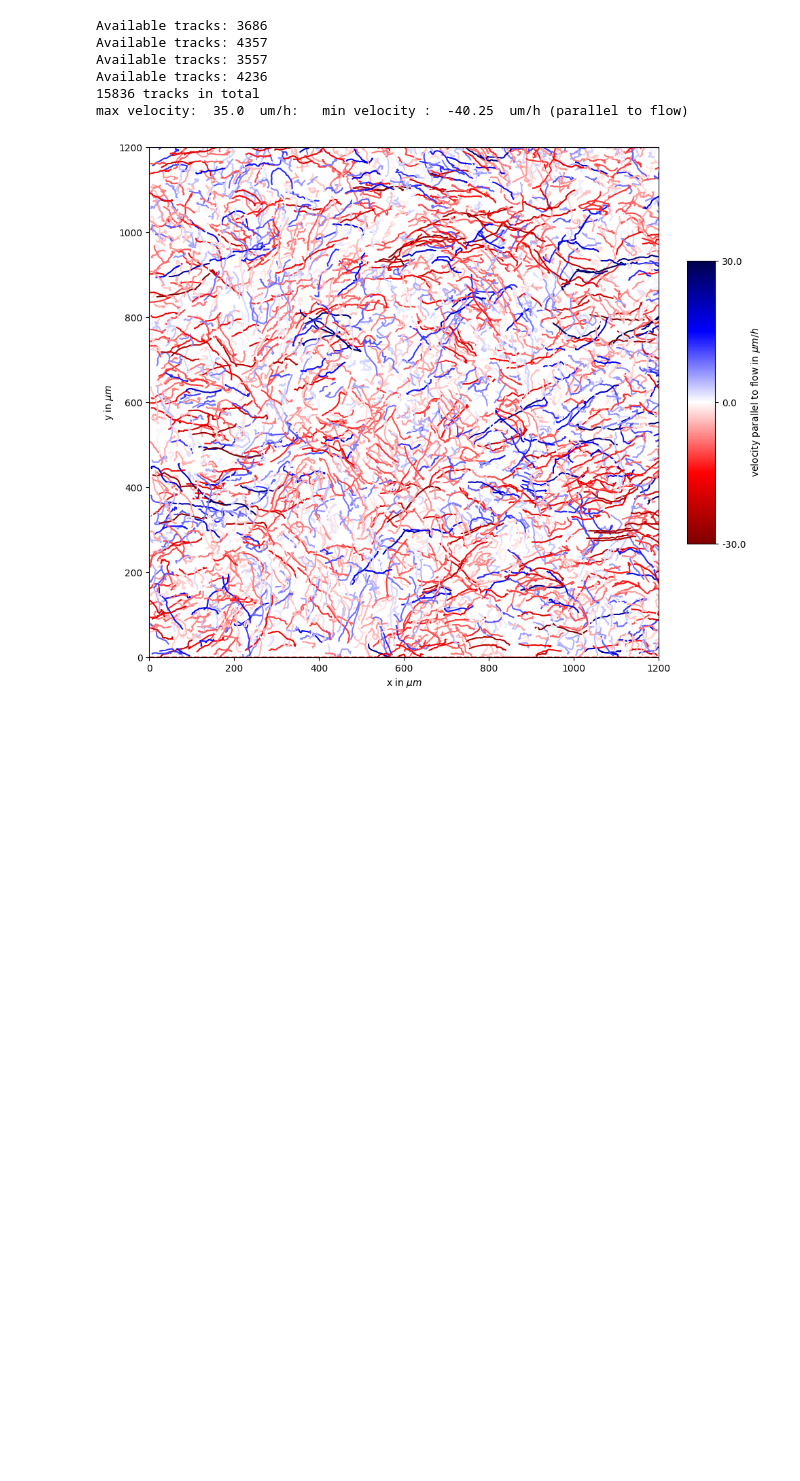
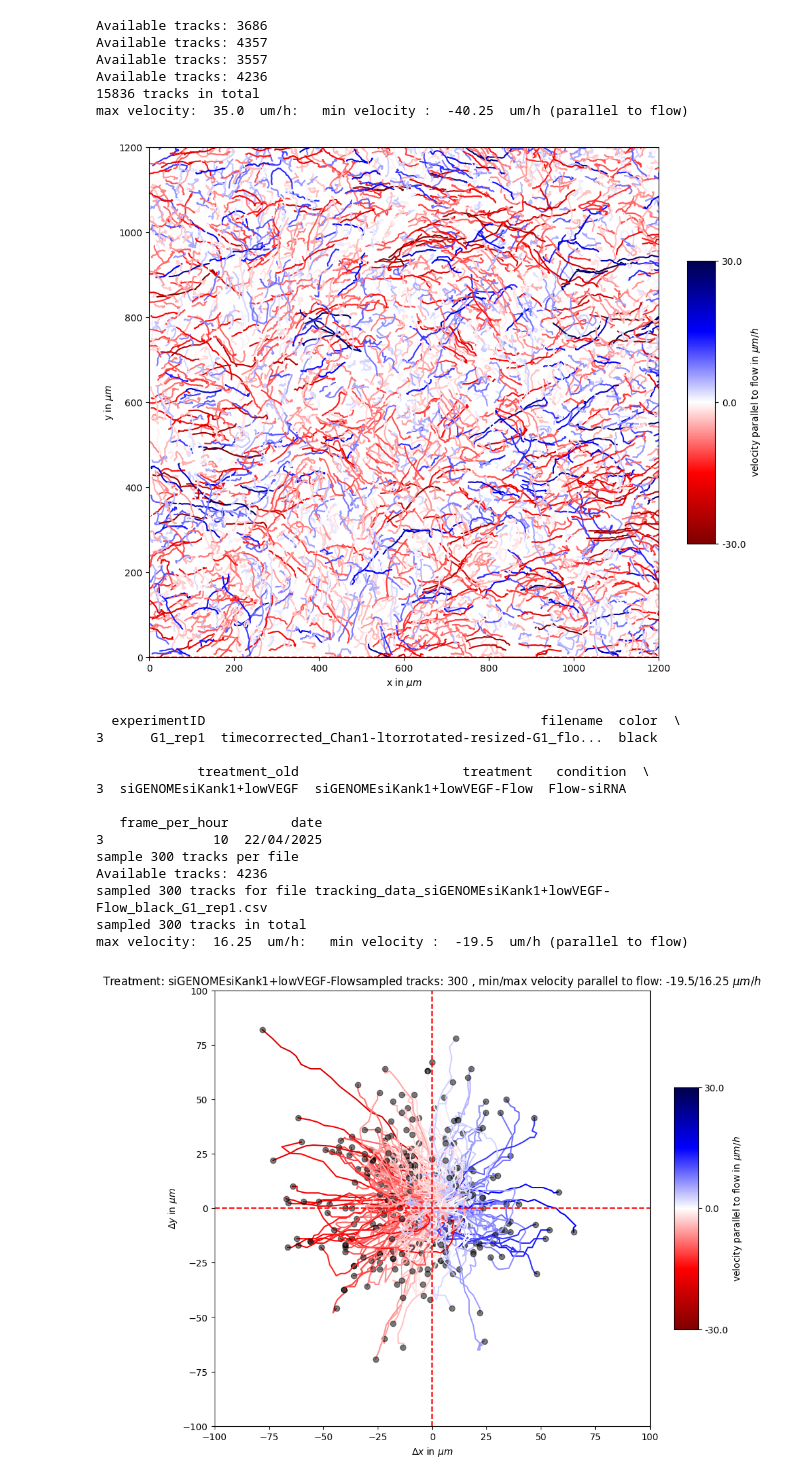
Before and after one commit to Phusiongreen/ec-tracking-analysis_2025, a Jupyter notebook: notebooks/03_A_Plot_Trajectories.ipynb, the cells around one changed output. Saved outputs shown, nothing was run; the diff lists cells and outputs as text; code cells hidden in the pictures; blank space fills up the shorter version.

```diff
--- a/notebooks/03_A_Plot_Trajectories.ipynb
+++ b/notebooks/03_A_Plot_Trajectories.ipynb
@@ -14,7 +14,7 @@ cmap = matplotlib.colormaps["seismic_r"]
 # %%
 # read parameters and key file
 
-parameter_file  = "/media/jpa/Volume/MDC/MDC_data/ec_tracking/trial/parameters_test_set.yml"
+parameter_file  = "/home/jpa/Data/ec_tracking/trial/parameters_test_set.yml"
 parameters = read_parameters(parameter_file)
 
 key_file_path = parameters["key_file"]
@@ -125,7 +125,7 @@ fig, ax = plt.subplots(1, 1, figsize=(10, 10))
 obs_time_length_frames = observation_time[1] - observation_time[0]
 
 for tracking_data_path in list_of_files:
-
+    experimentID = tracking_data_path.split("/")[-1].split("_")[2]
     tracking_data = pd.read_csv(tracking_data_path, low_memory=False)
 
     observation_period_df = tracking_data[tracking_data["FRAME"] <= observation_time[1]]
@@ -258,7 +258,7 @@ for index, row in key_select.iterrows():
 
     tracking_file = "tracking_data_%s_%s_%s.csv" % (treatment, row["color"], row["experimentID"])
 
-    data = pd.read_csv(data_folder+ tracking_file, low_memory=False)
+    data = pd.read_csv(str(data_folder.joinpath(tracking_file)), low_memory=False)
 
     observation_period_df = data[data["FRAME"] <= observation_time[1]]
     observation_period_df = observation_period_df[observation_period_df["FRAME"] >= observation_time[0]]
@@ -339,32 +339,47 @@ for index, row in key_select.iterrows():
 
 # add colorbar
 sm = plt.cm.ScalarMappable(cmap=cmap, norm=plt.Normalize(vmin=0, vmax=1))
 cbar = fig.colorbar(sm, ax=ax, label='velocity parallel to flow in $\mu m/h$', aspect=10, fraction = 0.05)
 cbar.set_ticks([0.0,0.5,1.0])
 
 # Optionally, set tick labels if you want to customize them further
 mid_vel = (max_vel_lim + min_vel_lim)/2
 cbar.set_ticklabels([min_vel_lim, mid_vel, max_vel_lim])
 
 print("sampled %s tracks in total" % track_counter)
 print("max velocity: ", max_vel, " um/h: ", " min velocity : ", min_vel, " um/h (parallel to flow)")
 
 # set figure properties
 ax.set_xlim(-100,100)
 ax.set_ylim(-100,100)
 ax.axhline(0, color = "red", linestyle = "--")
 ax.axvline(0, color = "red", linestyle = "--")
 title = ("Treatment: " + treatment
          + "sampled tracks: " + str(track_counter)
          + " , min/max velocity parallel to flow: " + str(np.round(min_vel,3))
          + "/" + str(np.round(max_vel,3)) + " $\mu m/h$" )
 ax.set_title(title)
 ax.set_xlabel("$\Delta x$ in $\mu m$")
 ax.set_ylabel("$\Delta y$ in $\mu m$")
 ax.set_aspect(1)
 plt.tight_layout()
 
 # save and show plot
-plt.savefig(output_folder.joinpath(subfolder, "trajectories_" + condition + "_" + experimentID + ".pdf")))
-plt.savefig(output_folder.joinpath(subfolder, "trajectories_" + condition + "_" + experimentID + ".png")))
+plt.savefig(str(output_folder.joinpath(subfolder, "trajectories_" + condition + "_" + experimentID + ".pdf")))
+plt.savefig(str(output_folder.joinpath(subfolder, "trajectories_" + condition + "_" + experimentID + ".png")))
 plt.show()
+# %% [output]
+  experimentID                                           filename  color  \
+3      G1_rep1  timecorrected_Chan1-ltorrotated-resized-G1_flo...  black
+
+             treatment_old                     treatment   condition  \
+3  siGENOMEsiKank1+lowVEGF  siGENOMEsiKank1+lowVEGF-Flow  Flow-siRNA
+
+   frame_per_hour        date
+3              10  22/04/2025
+sample 300 tracks per file
+Available tracks: 4236
+sampled 300 tracks for file tracking_data_siGENOMEsiKank1+lowVEGF-Flow_black_G1_rep1.csv
+sampled 300 tracks in total
+max velocity:  16.25  um/h:   min velocity :  -19.5  um/h (parallel to flow)
+[figure, added]
```
Also changed, not shown: parts of 1 cell of this notebook, 1 other file.
